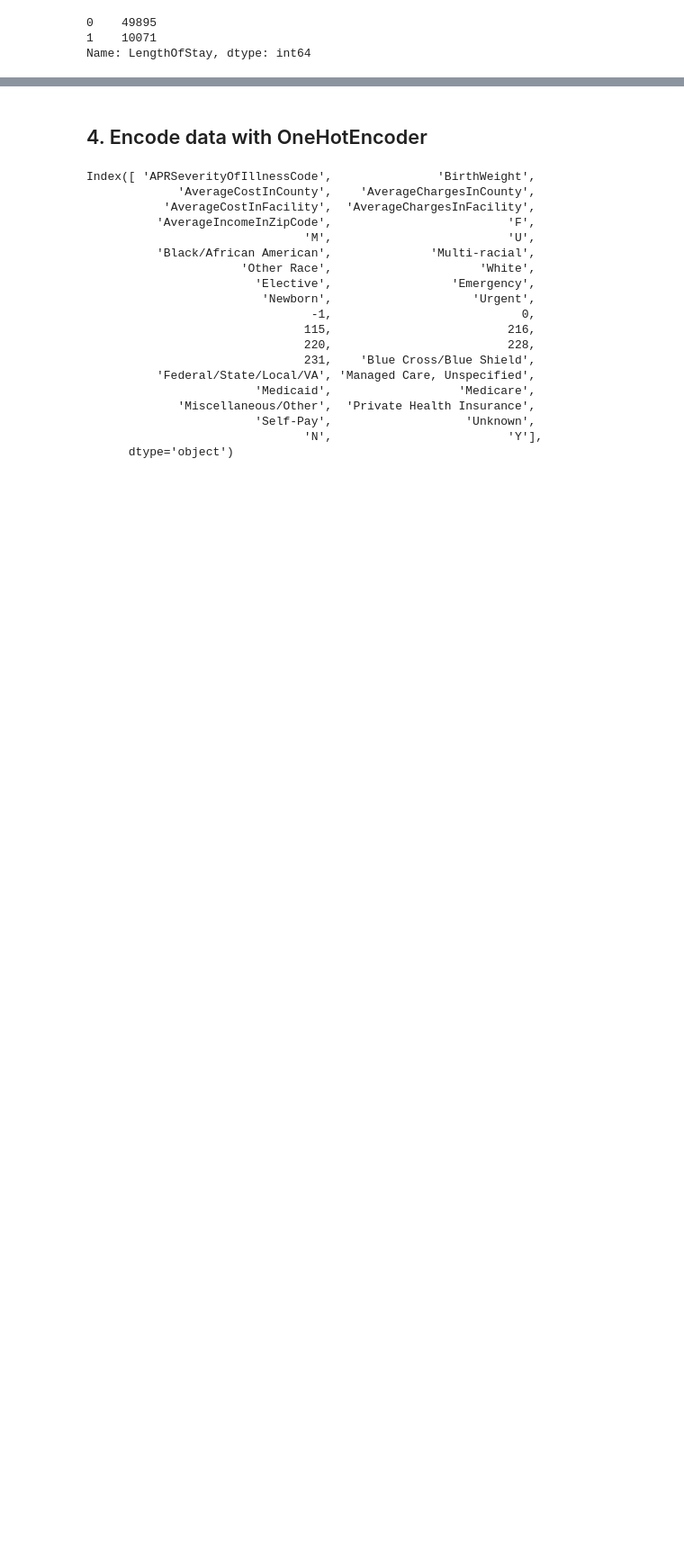
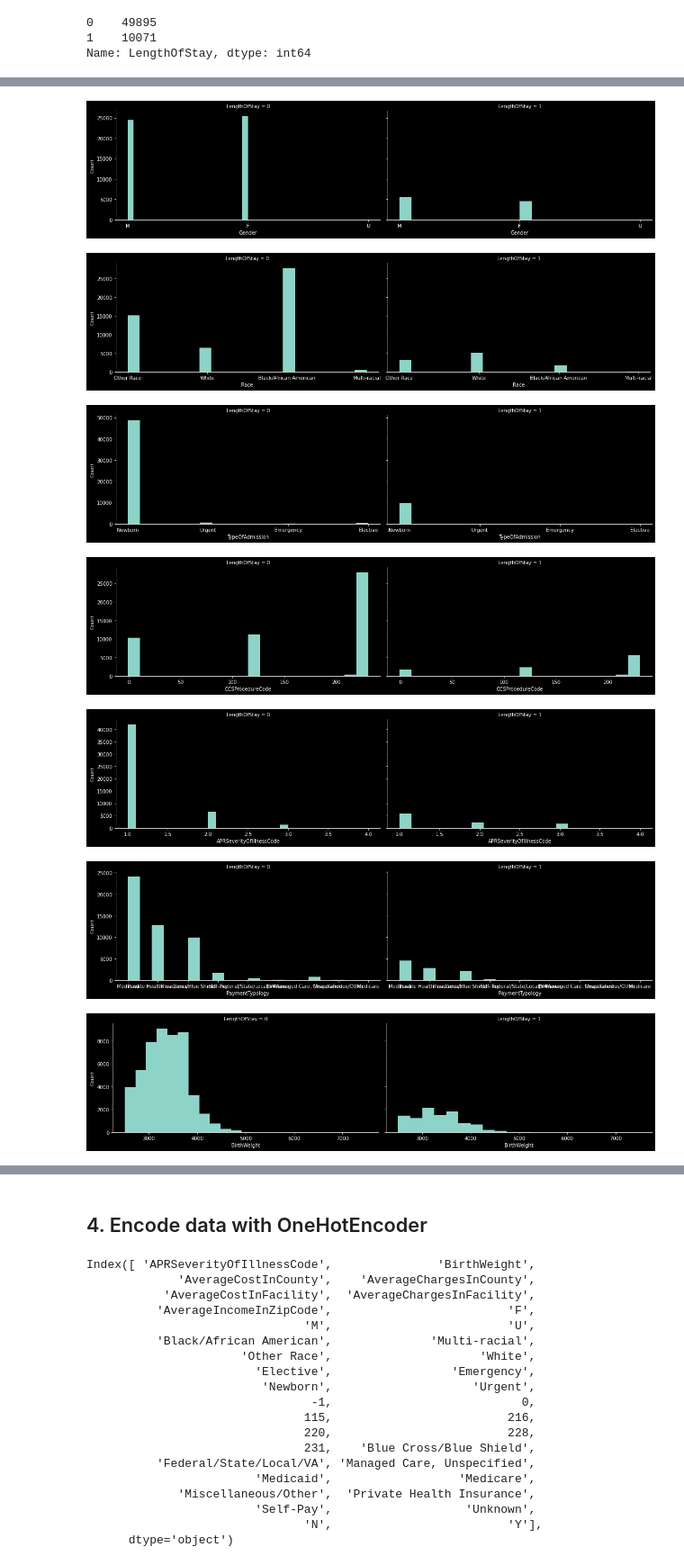
Before and after one commit to pcminh0505/ML, a Jupyter notebook: Asm/ASM1/RMIT_LoS.ipynb, the cells around one changed output, grey strips where cells are left out. Shown: that part at 90% size. Cells and saved outputs as stored; diff of their text form; code cells hidden in the pictures; blank space fills up the shorter version.

```diff
--- a/Asm/ASM1/RMIT_LoS.ipynb
+++ b/Asm/ASM1/RMIT_LoS.ipynb
@@ -127,0 +118,16 @@ Multi-racial               526   0.88%
+# %%
+def Facet_Grid_sns(df):
+    for c in df.columns:
+        g = sns.FacetGrid(df, col='LengthOfStay',height =4, aspect = 2)
+        g.map(plt.hist, str(c) ,bins=20)
+        g.set_axis_labels(c, "Count")
+# %%
+Facet_Grid_sns(train_data)
+# %% [output]
+[figure, added]
+[figure, added]
+[figure, added]
+[figure, added]
+[figure, added]
+[figure, added]
+[figure, added]
```
Also changed, not shown: parts of 51 cells of this notebook, 4 other files.
